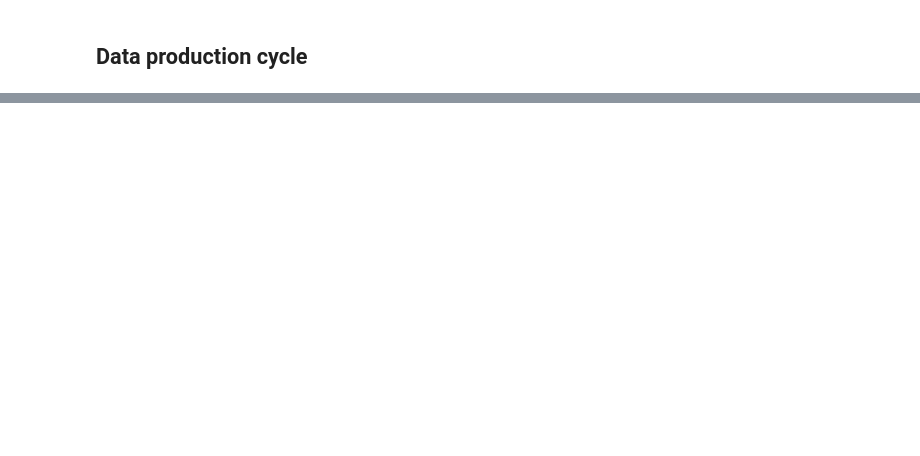
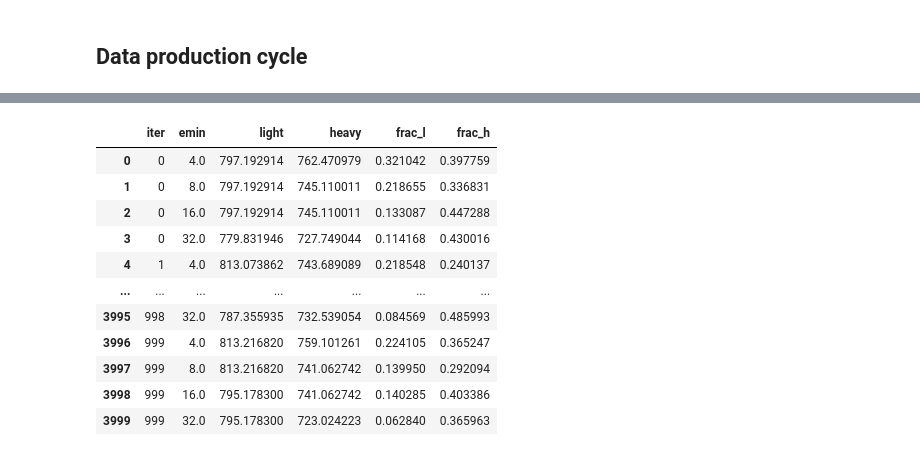
Before and after one commit to paolo-magnani/aixnet_simulations, a Jupyter notebook: datasets_creator.ipynb, the cells around one changed output, grey strips where cells are left out. Saved outputs shown, nothing was run; the diff lists cells and outputs as text; code cells hidden in the pictures; blank space fills up the shorter version.

```diff
--- a/datasets_creator.ipynb
+++ b/datasets_creator.ipynb
@@ -43,0 +49,20 @@ Number of simulated events: 808809
+# %%
+def remove_nan_entries(d):
+    # Create a mask of valid (non-NaN) entries based on one key (e.g., the first one)
+    keys = list(d.keys())
+    if not keys:
+        return d  # empty dict
+
+    # Start with all entries being valid
+    mask = ~np.isnan(d[keys[0]])
+
+    # Combine masks if any other key has NaNs
+    for key in keys[1:]:
+        mask &= ~np.isnan(d[key])
+
+    # Apply mask to all entries
+    return {key: np.array(d[key])[mask] for key in d}
+
+ddd = {kk: ddd[kk] for kk in keys_to_extract if kk in ddd}
+ddd = remove_nan_entries(ddd)
+print(len(ddd['energy']))
@@ -54,16 +81,17 @@ mf = mass_fractions(model='EPOS')
 es = energy_spectrum()
 smd = SMD_method(model='EPOS')
 
+
 # final results dictionary
 final_results = {'iter': [], 'emin': [], 'light': [], 'heavy': [], 'frac_l': [], 'frac_h': []}
 
 for k in range(n_samples):
 
     print('Iteration:', k+1, ' of ', n_samples)
-    # data_mask = flatten_distr(ddd['energy'], seed=seed_1[k]) # only for AixNet
+    # data_mask = flatten_distr(ddd['energy'], seed=seed_1[k]) # only for AixNet, but not necessary
     # dd = dict_cutter(ddd, data_mask)
 
-    dd = ddd # only for KAne
+    dd = ddd
     print('After the first cut:', len(dd['energy']))
 
     # extract mass fractions
@@ -82,7 +110,6 @@ for k in range(n_samples):
         enneplus = energies[i+1]/1e18
         energy_mask = (dd['energy']>=enne)&(dd['energy']<enneplus)
         temp_dict[i] = dict_cutter(dd, energy_mask)
-        print(temp_dict[i].keys())
         spectrum_mask = es.spectrum_fraction(temp_dict[i]['energy']*1e18)
         temp_dict[i] = dict_cutter(temp_dict[i], spectrum_mask)
 
@@ -95,9 +122,21 @@ for k in range(n_samples):
         dd['charge'][np.where(dd['mass']==names[mass])]=charges[mass]
 
     generate_xmax19(dd, 'dnn_xmax', 'energy')
+    print('NAns:', np.isnan(dd['dnn_xmax']).sum())
+
+    # plt.figure(figsize=(10,6))
+    # #plt.title('Simulated data')
+    # plt.scatter(dd['energy']*1e18, dd['xmax19'], alpha=0.3, color='k')
+    # plt.xlabel(r'energy / eV')
+    # plt.ylabel(r'$X_\mathrm{max} / \mathrm{(g \, cm^{-2})}$')
+    # plt.xscale('log')
+    # plt.ylim(600, 1200)
+    # plt.xlim(2.5e18, 150e18)
+    # plt.show()
 
     # estimate best quantiles
     thres_values = np.linspace(np.min(dd['xmax19']), np.max(dd['xmax19']), 27)
+    # print(thres_values)
     res = { 'emin': [],
             'light': [],
             'heavy': [],
@@ -144,21 +183,51 @@ for k in range(n_samples):
 
     # format final results
     for l in range(len(energies[:-1])):
-        best_pos = np.where((res['SMD']==np.max(res['SMD'][res['emin']==energies[l]/1e18]))&(res['emin']==energies[l]/1e18))
-        print(best_pos)
-        frac_l = res['N_light'][best_pos]/res['N_tot'][best_pos]
-        frac_h = res['N_heavy'][best_pos]/res['N_tot'][best_pos]
+        emin_val = energies[l] / 1e18
+        mask = res['emin'] == emin_val
+
+        if not np.any(mask):
+            print(f"[WARNING] No SMD entries found for energy bin {emin_val:.2f} EeV (iteration {k})")
+            continue
+
+        smd_vals = res['SMD'][mask]
+        if len(smd_vals) == 0 or np.all(np.isnan(smd_vals)):
+            print(f"[WARNING] SMD array is empty or NaN for energy bin {emin_val:.2f} EeV (iteration {k})")
+            continue
+
+        max_pos = np.argmax(smd_vals)
+        valid_indices = np.where(mask)[0]
+        if len(valid_indices) == 0:
+            print(f"[WARNING] No valid indices found after masking for {emin_val:.2f} EeV (iteration {k})")
+            continue
+
+        idx = valid_indices[max_pos]
+
+        n_tot = res['N_tot'][idx]
+        n_light = res['N_light'][idx]
+        n_heavy = res['N_heavy'][idx]
+
+        if n_tot == 0:
+            print(f"[WARNING] Total events is zero for energy bin {emin_val:.2f} EeV (iteration {k})")
+            frac_l = np.nan
+            frac_h = np.nan
+        else:
+            frac_l = n_light / n_tot
+            frac_h = n_heavy / n_tot
 
         final_results['iter'].append(k)
-        final_results['emin'].append(energies[l]/1e18)
-        final_results['light'].append(res['light'][best_pos])
-        final_results['heavy'].append(res['heavy'][best_pos])
+        final_results['emin'].append(emin_val)
+        final_results['light'].append(res['light'][idx])
+        final_results['heavy'].append(res['heavy'][idx])
         final_results['frac_l'].append(frac_l)
         final_results['frac_h'].append(frac_h)
 
 
-for key, value in final_results.items():
-    final_results[key] = np.array(value)
-display(final_results)
+
+
+# Convert to pandas DataFrame
+df_results = pd.DataFrame(final_results)
+display(df_results)
+df_results.to_csv("final_results_kane.csv", index=False)
 # %% [output]
 Iteration: 1  of  1000
@@ -180,0 +250,12 @@ After energy spectrum: 49771
+|  | iter | emin | light | heavy | frac_l | frac_h |
+| 0 | 0 | 4.0 | 797.192914 | 762.470979 | 0.321042 | 0.397759 |
+| 1 | 0 | 8.0 | 797.192914 | 745.110011 | 0.218655 | 0.336831 |
+| 2 | 0 | 16.0 | 797.192914 | 745.110011 | 0.133087 | 0.447288 |
+| 3 | 0 | 32.0 | 779.831946 | 727.749044 | 0.114168 | 0.430016 |
+| 4 | 1 | 4.0 | 813.073862 | 743.689089 | 0.218548 | 0.240137 |
+| ... | ... | ... | ... | ... | ... | ... |
+| 3995 | 998 | 32.0 | 787.355935 | 732.539054 | 0.084569 | 0.485993 |
+| 3996 | 999 | 4.0 | 813.216820 | 759.101261 | 0.224105 | 0.365247 |
+| 3997 | 999 | 8.0 | 813.216820 | 741.062742 | 0.139950 | 0.292094 |
+| 3998 | 999 | 16.0 | 795.178300 | 741.062742 | 0.140285 | 0.403386 |
+| 3999 | 999 | 32.0 | 795.178300 | 723.024223 | 0.062840 | 0.365963 |
```
Also changed, not shown: parts of 5 cells of this notebook, 16 other files.
